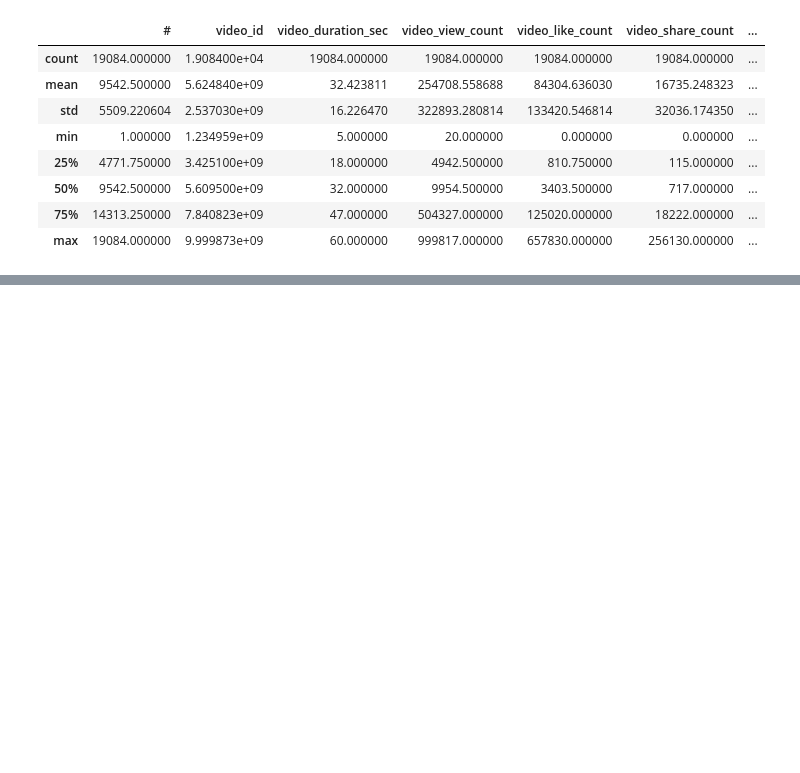
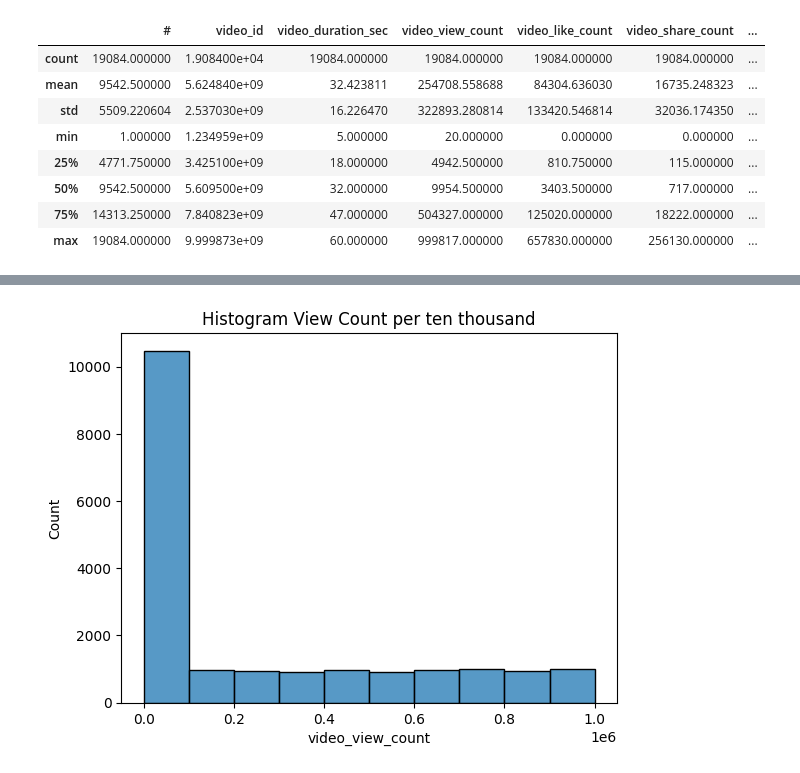
Before and after one commit to Takosaga/fall_24, a Jupyter notebook: machine_learning_and_predictive_analytics/detecting_suspicious_tiktok_content_creators/notebooks/report.ipynb, the cells around one changed output, grey strips where cells are left out. Saved outputs shown, nothing was run; the diff lists cells and outputs as text; code cells hidden in the pictures; blank space fills up the shorter version.

```diff
--- a/machine_learning_and_predictive_analytics/detecting_suspicious_tiktok_content_creators/notebooks/report.ipynb
+++ b/machine_learning_and_predictive_analytics/detecting_suspicious_tiktok_content_creators/notebooks/report.ipynb
@@ -444,2 +447,8 @@ plt.show()
+# %%
+sns.histplot(tiktok_dataset['video_view_count'], bins=range(0, (10**6+1),10**5))
+plt.title('Histogram View Count per ten thousand')
+plt.show()
+# %% [output]
+[figure, added]
 # %%
 sns.boxplot(x=tiktok_dataset['video_view_count'])
```
Also changed, not shown: parts of 36 cells of this notebook.
